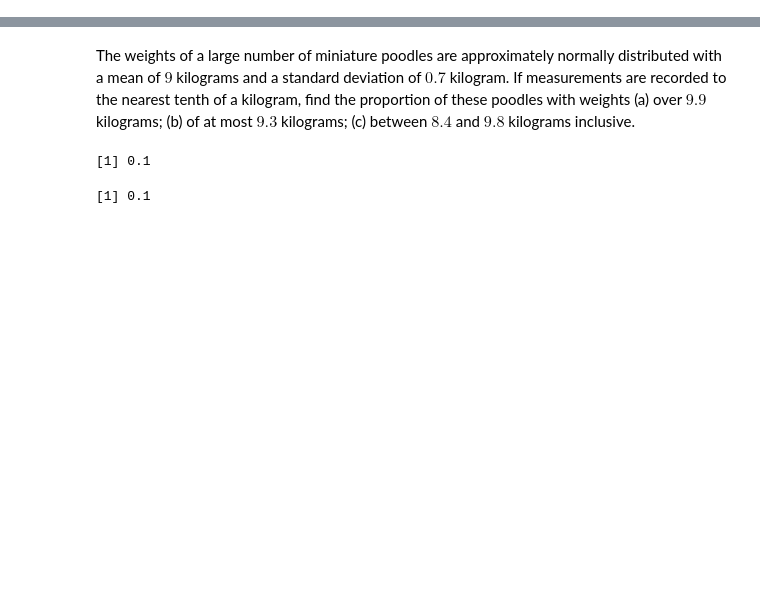
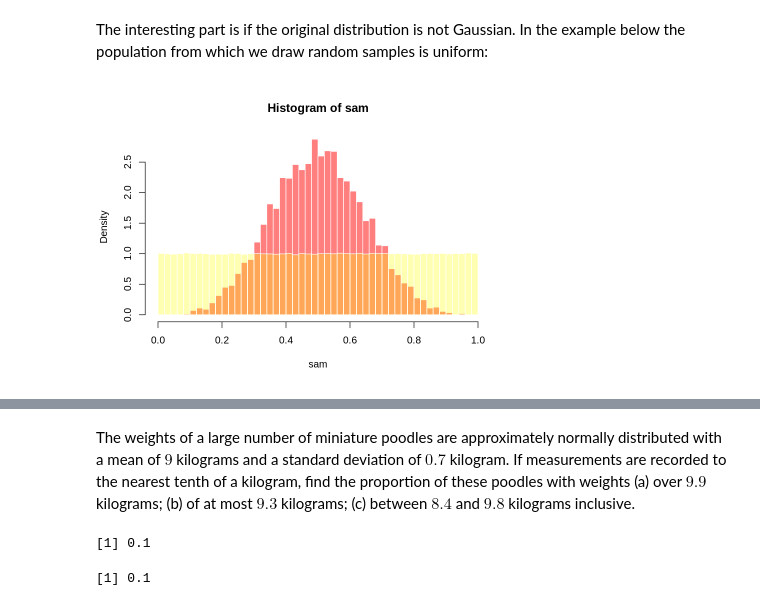
Before and after one commit to iparellada/stats-for-scientists, a Jupyter notebook: Statistics_Course_.ipynb, the cells around one changed output, grey strips where cells are left out. Saved outputs shown, nothing was run; the diff lists cells and outputs as text; code cells hidden in the pictures; blank space fills up the shorter version.

```diff
--- a/Statistics_Course_.ipynb
+++ b/Statistics_Course_.ipynb
@@ -0,0 +54,15 @@
+# %% [markdown]
+The interesting part is if the original distribution is not Gaussian. In the example below the population from which we draw random samples is uniform:
+# %%
+# CLT with original population uniform:
+
+pop2 = runif(1e6)
+
+sam = rep(0,1e4)
+n = 4
+for (i in 1:length(sam)) sam[i] <- mean(sample(pop2, n, replace=T))
+
+hist(sam, xlim = c(0,1), breaks = 50, border=F, col=rgb(1,0,0,0.5), prob=T)
+hist(pop2, xlim = c(0,1), breaks = 50, border=F, prob=T, ylim =c(0,1), col=rgb(1,1,0,0.3), add=T)
+# %% [output]
+[figure, added]
```
Also changed, not shown: parts of 58 cells of this notebook.
